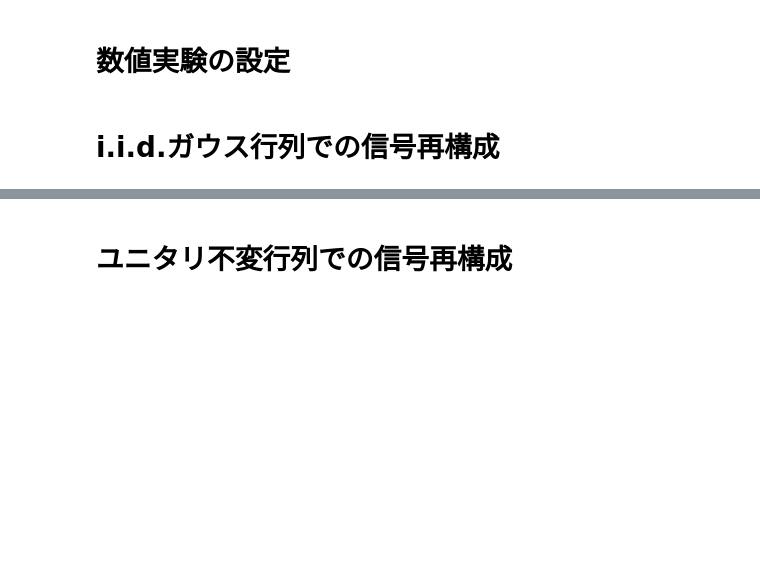
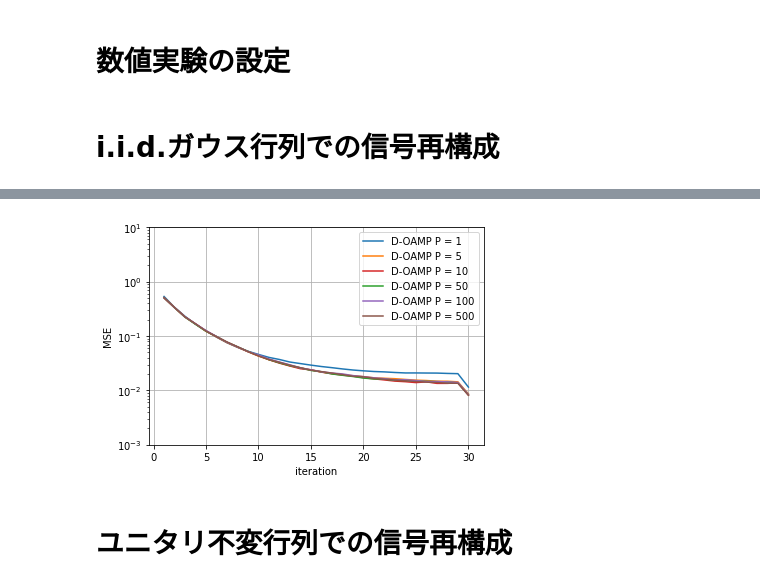
Before and after one commit to Qip21n0/Lassolver, a Jupyter notebook: examples/sample7.ipynb, the cells around one changed output, grey strips where cells are left out. Cells and saved outputs as stored; diff of their text form; code cells hidden in the pictures; blank space fills up the shorter version.

```diff
--- a/examples/sample7.ipynb
+++ b/examples/sample7.ipynb
@@ -109,2 +76,8 @@ plt.grid()
+# %%
+for i in range(lp):
+	plt_MSE(MSE_iidG_doamp_mean[i], 'D-OAMP P = '+str(Ps[i]), T, color[i])
+plt.grid()
+# %% [output]
+[figure, added]
 # %% [markdown]
 # ユニタリ不変行列での信号再構成
```
Also changed, not shown: parts of 23 cells of this notebook.
